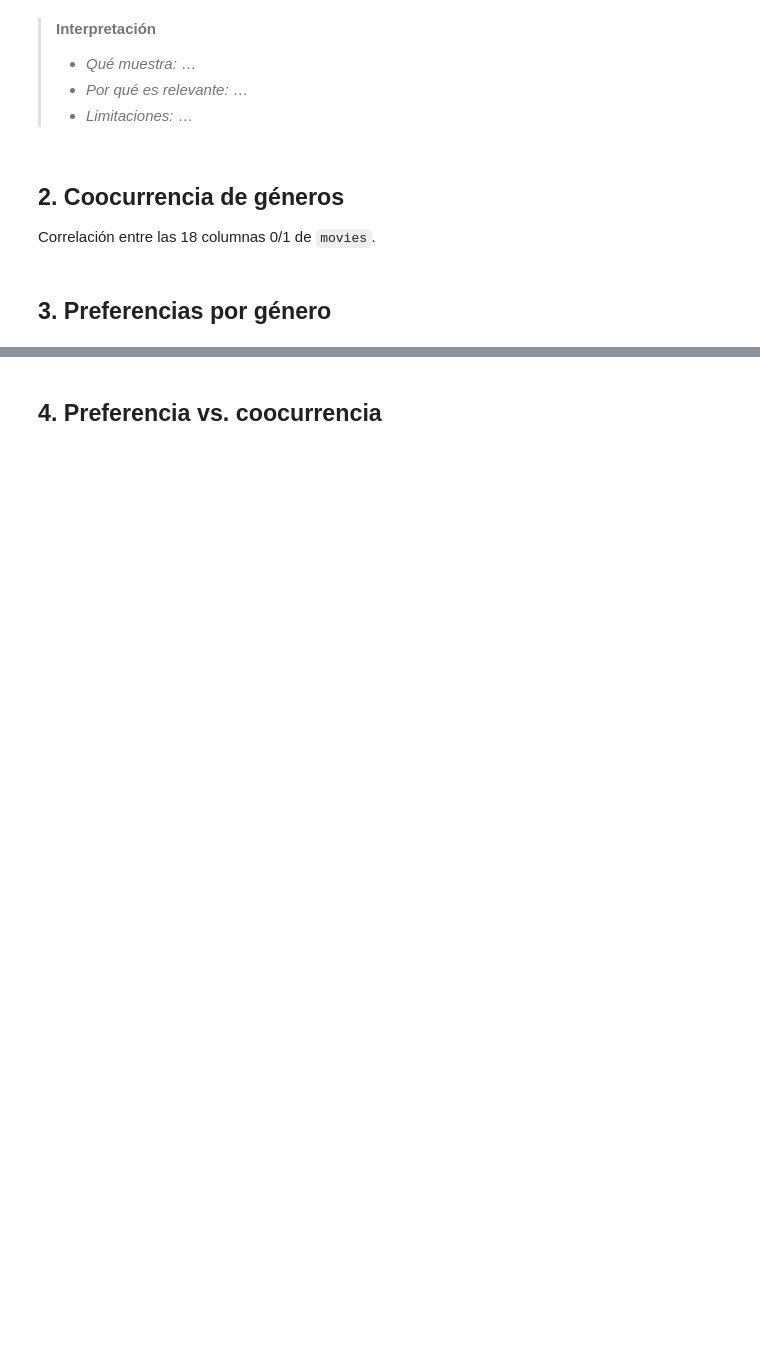
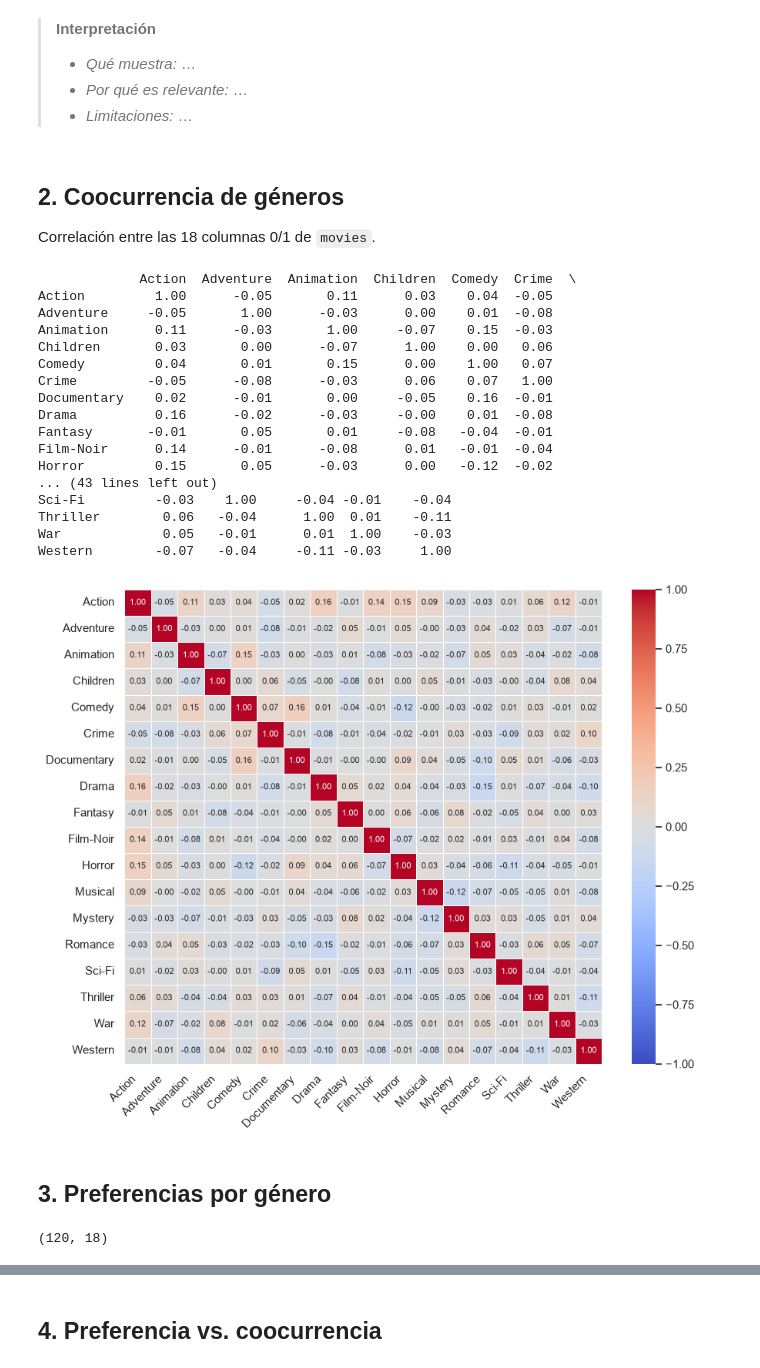
Before and after one commit to srandres-git/movielens-proyecto-integrador, a Jupyter notebook: notebooks/04_afinidades_generos.ipynb, the cells around one changed output, grey strips where cells are left out. Drawn from its saved outputs; the diff is of its cells as text; code cells hidden in the pictures; blank space fills up the shorter version.

```diff
--- a/notebooks/04_afinidades_generos.ipynb
+++ b/notebooks/04_afinidades_generos.ipynb
@@ -48,11 +109,38 @@ print(movies.shape, ratings.shape)
 Correlación entre las 18 columnas 0/1 de `movies`.
 # %%
 # TODO: matriz de correlación de coocurrencia
+matriz_corr=movies[col_gen].corr()
+print(matriz_corr.round(2))
+plt.figure(figsize=(10, 8))
+sns.heatmap(matriz_corr, annot=True, annot_kws={'size': 8}, fmt='.2f', cmap='coolwarm',vmin=-1, vmax=1, center=0, linewidths=0.5)
+plt.xticks(rotation=45, ha='right')
+plt.show()
+# %% [output]
+             Action  Adventure  Animation  Children  Comedy  Crime  \
+Action         1.00      -0.05       0.11      0.03    0.04  -0.05
+Adventure     -0.05       1.00      -0.03      0.00    0.01  -0.08
+Animation      0.11      -0.03       1.00     -0.07    0.15  -0.03
+Children       0.03       0.00      -0.07      1.00    0.00   0.06
+Comedy         0.04       0.01       0.15      0.00    1.00   0.07
+Crime         -0.05      -0.08      -0.03      0.06    0.07   1.00
+Documentary    0.02      -0.01       0.00     -0.05    0.16  -0.01
+Drama          0.16      -0.02      -0.03     -0.00    0.01  -0.08
+Fantasy       -0.01       0.05       0.01     -0.08   -0.04  -0.01
+Film-Noir      0.14      -0.01      -0.08      0.01   -0.01  -0.04
+Horror         0.15       0.05      -0.03      0.00   -0.12  -0.02
+... (43 lines left out)
+Sci-Fi         -0.03    1.00     -0.04 -0.01    -0.04
+Thriller        0.06   -0.04      1.00  0.01    -0.11
+War             0.05   -0.01      0.01  1.00    -0.03
+Western        -0.07   -0.04     -0.11 -0.03     1.00
+[figure, added]
 # %% [markdown]
 ## 3. Preferencias por género
 # %%
 perfil = afinidades_generos.perfil_genero(ratings, movies, min_r=5)
 contratos.verificar_matriz(perfil, "proporcion", contratos.GENEROS)
-perfil.describe()
+perfil.shape
+# %% [output]
+(120, 18)
 # %%
 # TODO: matriz de correlación de preferencias (min_periods)
```
Also changed, not shown: parts of 7 cells of this notebook, 6 other files.
